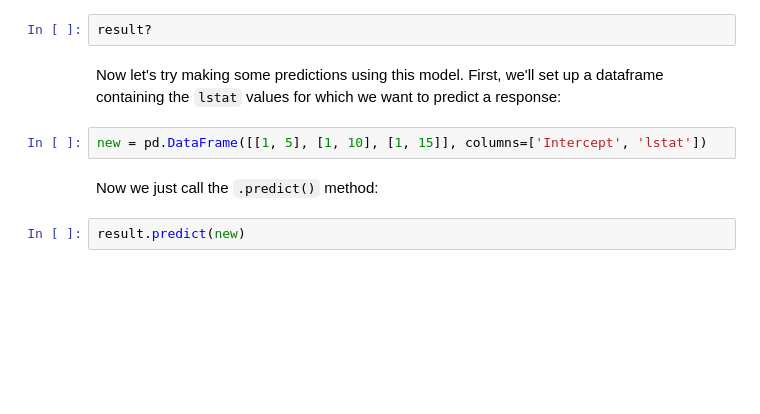
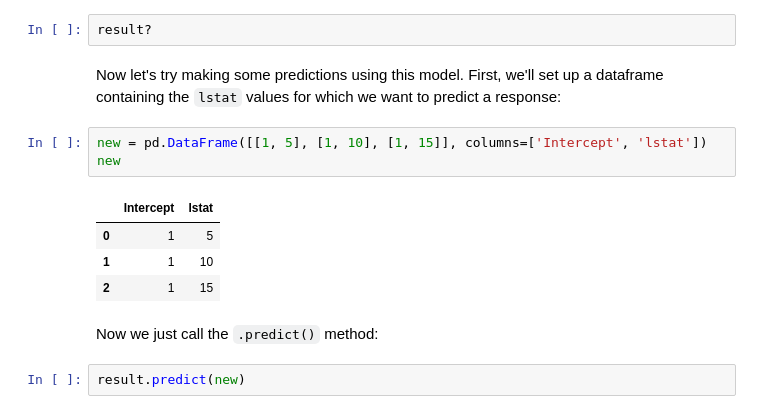
Before and after one commit to prokaj/stat-learning-2022, a Jupyter notebook: week1/Lab_Ch3-Linear_Regression_in_Python.ipynb, the cells around one changed output. Drawn from its saved outputs; the diff is of its cells as text; blank space fills up the shorter version.

```diff
--- a/week1/Lab_Ch3-Linear_Regression_in_Python.ipynb
+++ b/week1/Lab_Ch3-Linear_Regression_in_Python.ipynb
@@ -335,6 +408,12 @@ result?
 Now let's try making some predictions using this model. First, we'll set up a dataframe containing the `lstat` values for which we want to predict a response:
 # %%
 new = pd.DataFrame([[1, 5], [1, 10], [1, 15]], columns=['Intercept', 'lstat'])
+new
+# %% [output]
+|  | Intercept | lstat |
+| 0 | 1 | 5 |
+| 1 | 1 | 10 |
+| 2 | 1 | 15 |
 # %% [markdown]
 Now we just call the `.predict()` method:
 # %%
```
Also changed, not shown: parts of 24 cells of this notebook.
